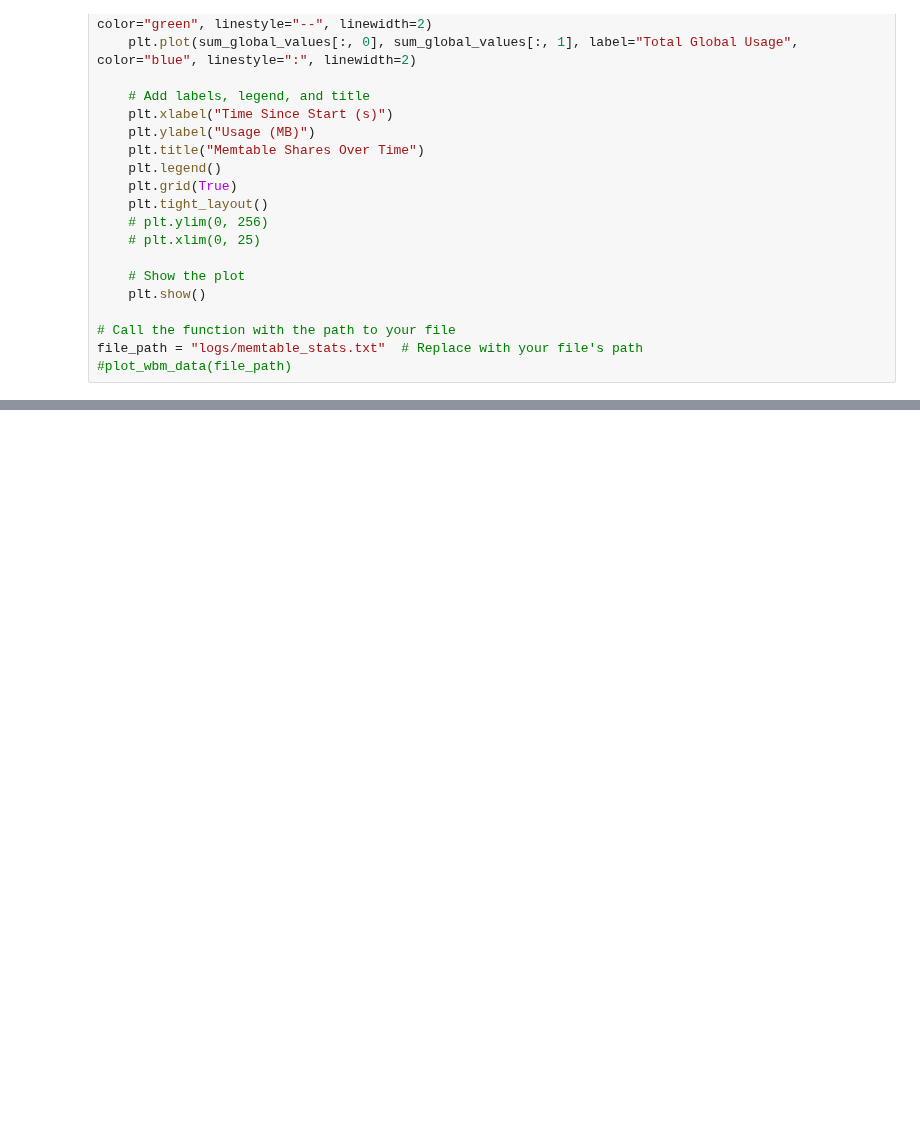
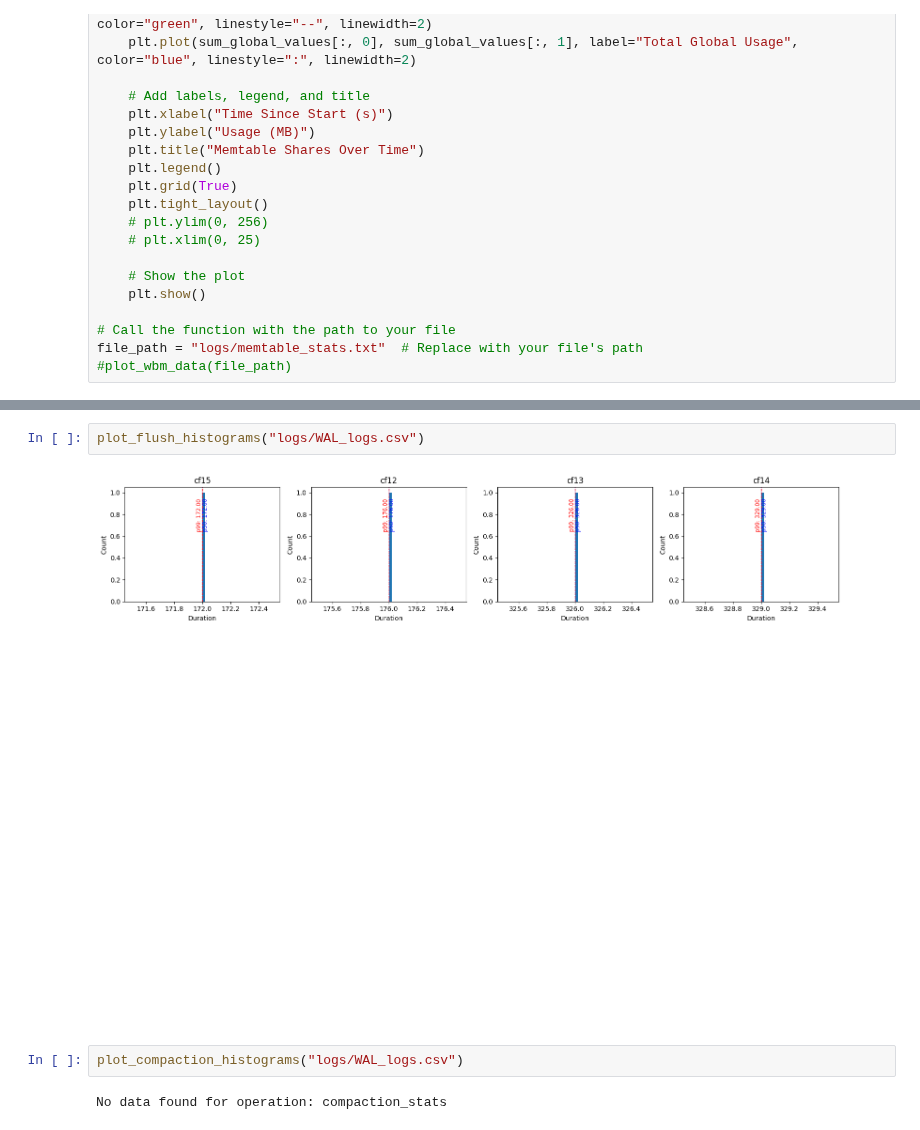
Before and after one commit to tyler-griggs/YCSB-cpp, a Jupyter notebook: analysis.ipynb, the cells around one changed output, grey strips where cells are left out. Saved outputs shown, nothing was run; the diff lists cells and outputs as text; blank space fills up the shorter version.

```diff
--- a/analysis.ipynb
+++ b/analysis.ipynb
@@ -1193,0 +1684,8 @@ plt.show()
+# %%
+plot_flush_histograms("logs/WAL_logs.csv")
+# %% [output]
+[figure, added]
+# %%
+plot_compaction_histograms("logs/WAL_logs.csv")
+# %% [output]
+No data found for operation: compaction_stats
```
Also changed, not shown: parts of 17 cells of this notebook, 12 other files.
